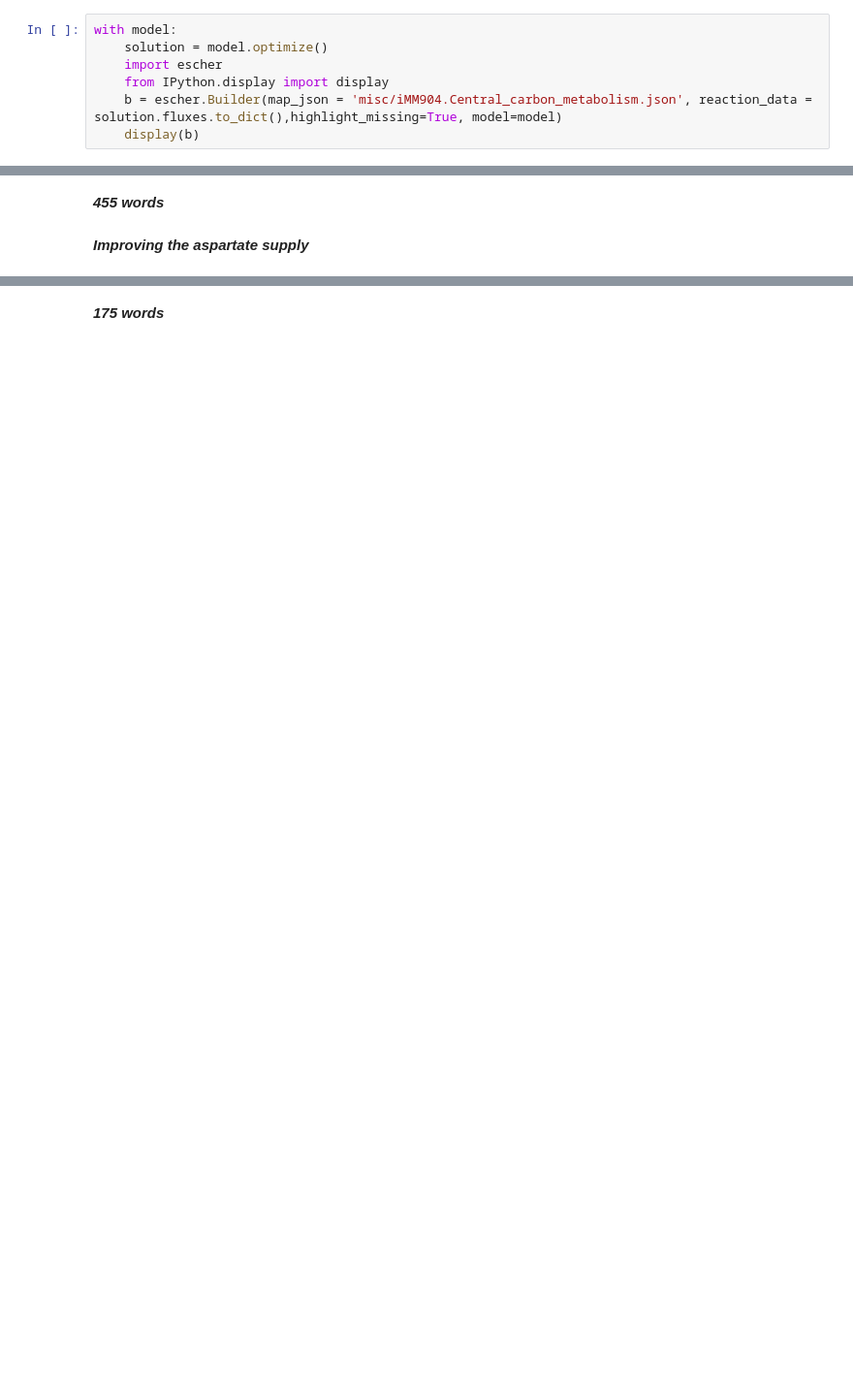
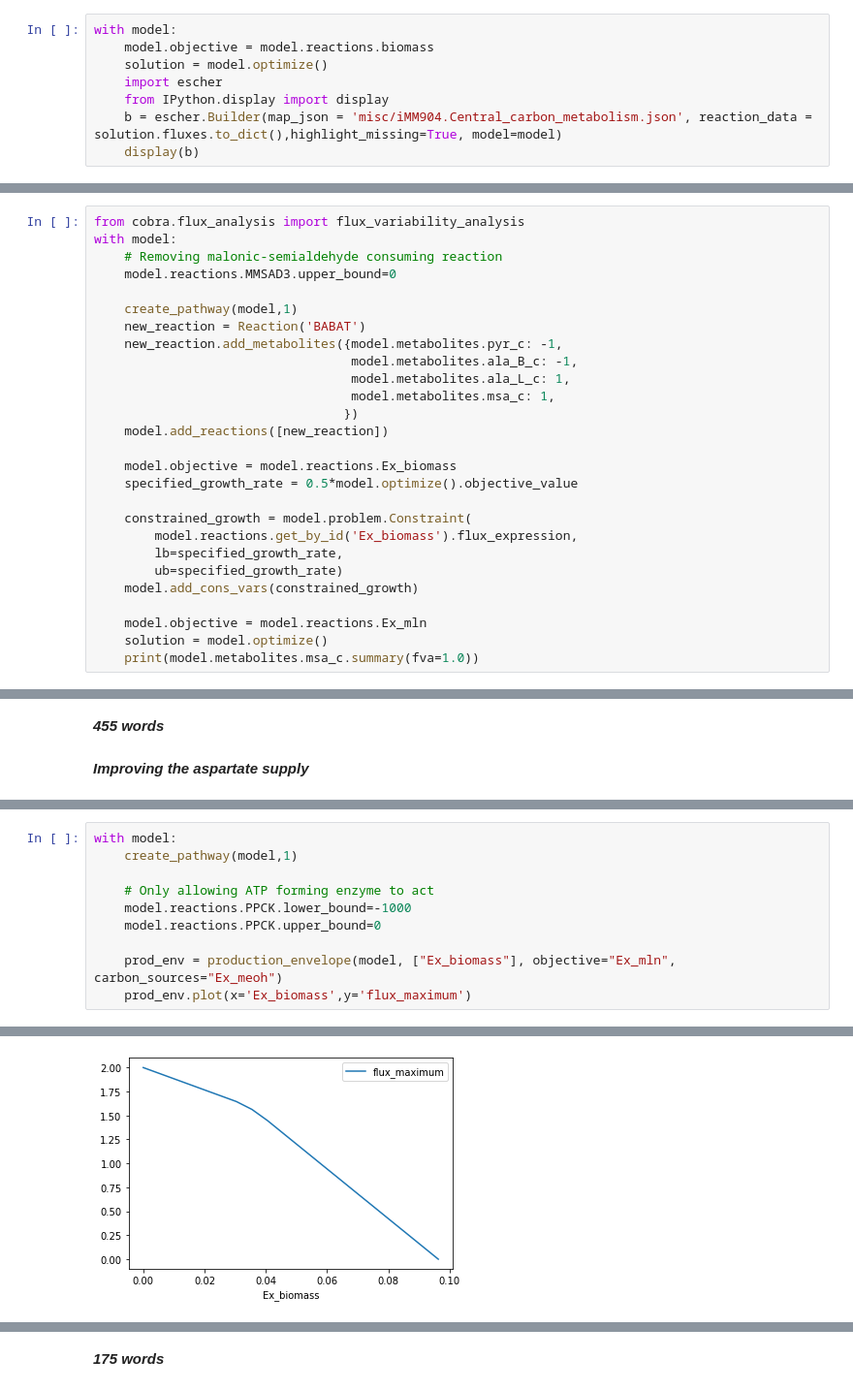
Before and after one commit to 27410/group-assignment-2021-group-8-malonic-acid-in-k-phaffii, a Jupyter notebook: Report.ipynb, the cells around one changed output, grey strips where cells are left out. Shown at 97% size. Cells and saved outputs as stored; diff of their text form; blank space fills up the shorter version.

```diff
--- a/Report.ipynb
+++ b/Report.ipynb
@@ -238,5 +241,6 @@ The drawbacks behind methanol utilisation are further investigated by drawing th
 # %%
 with model:
+    model.objective = model.reactions.biomass
     solution = model.optimize()
     import escher
     from IPython.display import display
@@ -258,0 +270,27 @@ In a study (Borodina 2014) about 3-hydroxypropanoate production in *S. cerevisia
+# %%
+from cobra.flux_analysis import flux_variability_analysis
+with model:
+    # Removing malonic-semialdehyde consuming reaction
+    model.reactions.MMSAD3.upper_bound=0
+
+    create_pathway(model,1)
+    new_reaction = Reaction('BABAT')
+    new_reaction.add_metabolites({model.metabolites.pyr_c: -1,
+                                  model.metabolites.ala_B_c: -1,
+                                  model.metabolites.ala_L_c: 1,
+                                  model.metabolites.msa_c: 1,
+                                 })
+    model.add_reactions([new_reaction])
+
+    model.objective = model.reactions.Ex_biomass
+    specified_growth_rate = 0.5*model.optimize().objective_value
+
+    constrained_growth = model.problem.Constraint(
+        model.reactions.get_by_id('Ex_biomass').flux_expression,
+        lb=specified_growth_rate,
+        ub=specified_growth_rate)
+    model.add_cons_vars(constrained_growth)
+
+    model.objective = model.reactions.Ex_mln
+    solution = model.optimize()
+    print(model.metabolites.msa_c.summary(fva=1.0))
@@ -275,0 +332,11 @@ Miao 2021 also works with improving aspartate availability but instead by improv
+# %%
+with model:
+    create_pathway(model,1)
+
+    # Only allowing ATP forming enzyme to act
+    model.reactions.PPCK.lower_bound=-1000
+    model.reactions.PPCK.upper_bound=0
+
+    prod_env = production_envelope(model, ["Ex_biomass"], objective="Ex_mln", carbon_sources="Ex_meoh")
+    prod_env.plot(x='Ex_biomass',y='flux_maximum')
+# %% [output]
@@ -275,0 +344 @@ Miao 2021 also works with improving aspartate availability but instead by improv
+[figure, added]
```
Also changed, not shown: parts of 26 cells of this notebook.
